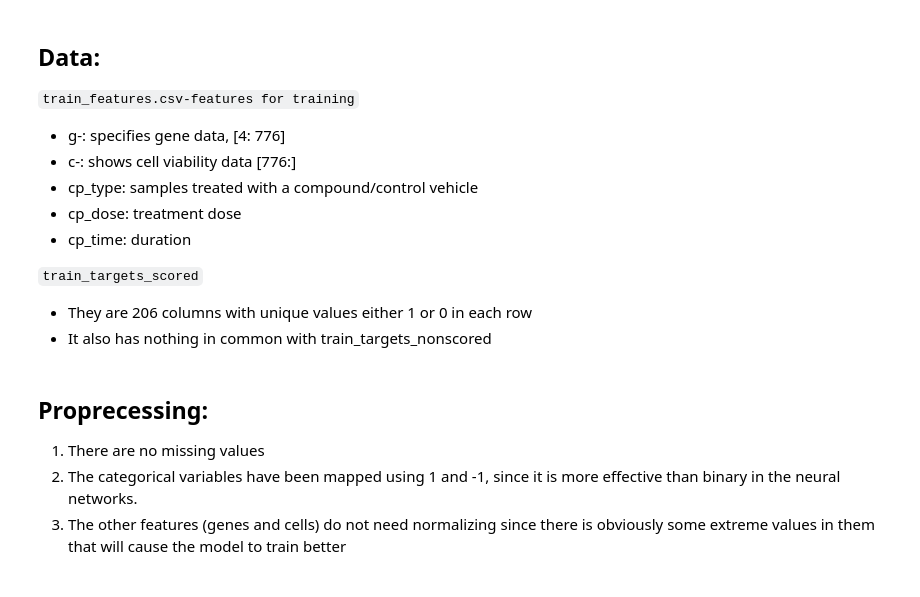
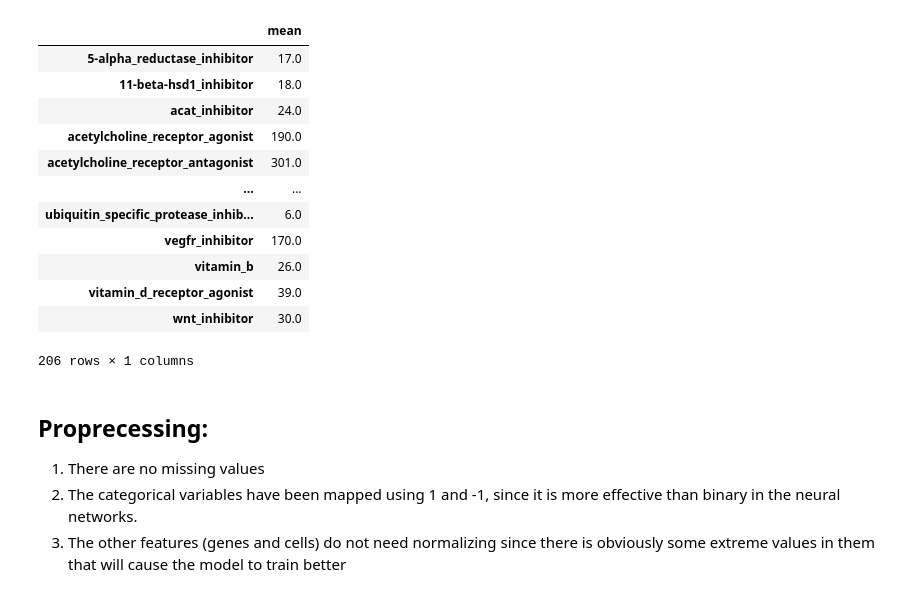
Before and after one commit to damoonsh/MoA, a Jupyter notebook: main.ipynb, the cells around one changed output. Drawn from its saved outputs; the diff is of its cells as text; code cells hidden in the pictures.

```diff
--- a/main.ipynb
+++ b/main.ipynb
@@ -4,15 +16,3 @@ import pandas as pd
 
 X_train, X_test = pd.read_csv('./train_features.csv'), pd.read_csv('./test_features.csv')
 y_train, y_train_extra = pd.read_csv('./train_targets_scored.csv'), pd.read_csv('./train_targets_nonscored.csv')
-# %% [markdown]
-## Data:
-`train_features.csv-features for training`
-- g-: specifies gene data, [4: 776]
-- c-: shows cell viability data [776:]
-- cp_type: samples treated with a compound/control vehicle
-- cp_dose: treatment dose
-- cp_time: duration
-
-`train_targets_scored`
-- They are 206 columns with unique values either 1 or 0 in each row
-- It also has nothing in common with train_targets_nonscored
@@ -19,3 +21,19 @@ y_train, y_train_extra = pd.read_csv('./train_targets_scored.csv'), pd.read_csv(
+# %%
+repitions = pd.DataFrame(y_train.describe().T['mean'] * y_train.shape[0])
+# %% [output]
+|  | mean |
+| 5-alpha_reductase_inhibitor | 17.0 |
+| 11-beta-hsd1_inhibitor | 18.0 |
+| acat_inhibitor | 24.0 |
+| acetylcholine_receptor_agonist | 190.0 |
+| acetylcholine_receptor_antagonist | 301.0 |
+| ... | ... |
+| ubiquitin_specific_protease_inhib... | 6.0 |
+| vegfr_inhibitor | 170.0 |
+| vitamin_b | 26.0 |
+| vitamin_d_receptor_agonist | 39.0 |
+| wnt_inhibitor | 30.0 |
+206 rows × 1 columns
 # %% [markdown]
 ## Proprecessing:
 1. There are no missing values
```
Also changed, not shown: parts of 22 cells of this notebook, 2 other files.
